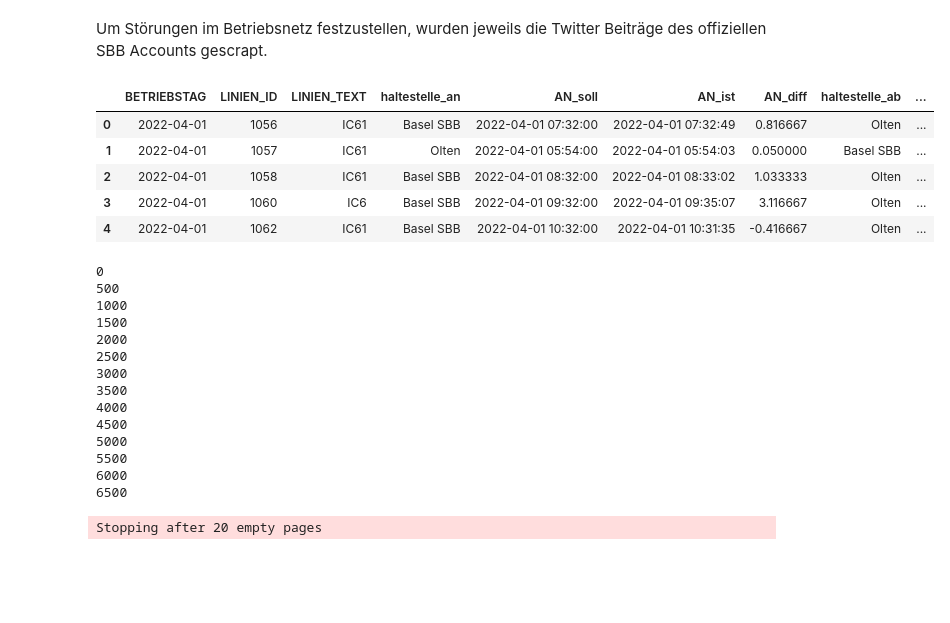
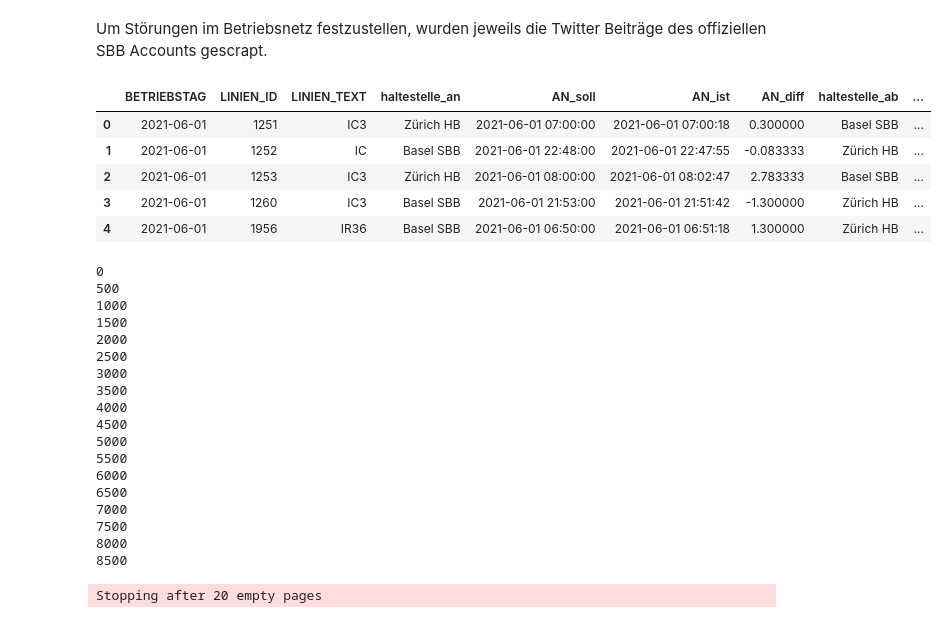
Before and after one commit to silvnst/big-data-fs23, a Jupyter notebook: data_scraping_twitter.ipynb, the cells around one changed output. Saved outputs shown, nothing was run; the diff lists cells and outputs as text; code cells hidden in the pictures; blank space fills up the shorter version.

```diff
--- a/data_scraping_twitter.ipynb
+++ b/data_scraping_twitter.ipynb
@@ -11,15 +11,18 @@ import pandas as pd
 import os
 # %%
 # import data form csv
-data = pd.read_csv('App/Daten/data_expanded/combined_data.csv', parse_dates=['BETRIEBSTAG', 'AN_soll', 'AB_soll', 'AN_ist', 'AB_ist'])
+# data = pd.read_csv('App/Daten/data_new/combined_data.csv', parse_dates=['BETRIEBSTAG', 'AN_soll', 'AB_soll', 'AN_ist', 'AB_ist'])
+data1 = pd.read_csv('./Daten/two_years/combined_data_1.csv', parse_dates=['BETRIEBSTAG', 'AN_soll', 'AB_soll', 'AN_ist', 'AB_ist'])
+data2 = pd.read_csv('./Daten/two_years/combined_data_2.csv', parse_dates=['BETRIEBSTAG', 'AN_soll', 'AB_soll', 'AN_ist', 'AB_ist'])
+data = pd.concat([data1, data2], ignore_index=True)
 data.head()
 # %% [output]
 |  | BETRIEBSTAG | LINIEN_ID | LINIEN_TEXT | haltestelle_an | AN_soll | AN_ist | AN_diff | haltestelle_ab | ... |
-| 0 | 2022-04-01 | 1056 | IC61 | Basel SBB | 2022-04-01 07:32:00 | 2022-04-01 07:32:49 | 0.816667 | Olten | ... |
-| 1 | 2022-04-01 | 1057 | IC61 | Olten | 2022-04-01 05:54:00 | 2022-04-01 05:54:03 | 0.050000 | Basel SBB | ... |
-| 2 | 2022-04-01 | 1058 | IC61 | Basel SBB | 2022-04-01 08:32:00 | 2022-04-01 08:33:02 | 1.033333 | Olten | ... |
-| 3 | 2022-04-01 | 1060 | IC6 | Basel SBB | 2022-04-01 09:32:00 | 2022-04-01 09:35:07 | 3.116667 | Olten | ... |
-| 4 | 2022-04-01 | 1062 | IC61 | Basel SBB | 2022-04-01 10:32:00 | 2022-04-01 10:31:35 | -0.416667 | Olten | ... |
+| 0 | 2021-06-01 | 1251 | IC3 | Zürich HB | 2021-06-01 07:00:00 | 2021-06-01 07:00:18 | 0.300000 | Basel SBB | ... |
+| 1 | 2021-06-01 | 1252 | IC | Basel SBB | 2021-06-01 22:48:00 | 2021-06-01 22:47:55 | -0.083333 | Zürich HB | ... |
+| 2 | 2021-06-01 | 1253 | IC3 | Zürich HB | 2021-06-01 08:00:00 | 2021-06-01 08:02:47 | 2.783333 | Basel SBB | ... |
+| 3 | 2021-06-01 | 1260 | IC3 | Basel SBB | 2021-06-01 21:53:00 | 2021-06-01 21:51:42 | -1.300000 | Zürich HB | ... |
+| 4 | 2021-06-01 | 1956 | IR36 | Basel SBB | 2021-06-01 06:50:00 | 2021-06-01 06:51:18 | 1.300000 | Zürich HB | ... |
 # %%
 # set start and end date
 START_DATE = data['BETRIEBSTAG'].min().strftime('%Y-%m-%d')
@@ -35,7 +38,7 @@ haltestellen = [x.lower() for x in config.HALTESTELLEN]
 tweets_raw = get_twitter_data(query, max_tweets, haltestellen)
 
 # Save twitter data to csv
-tweets_raw.to_csv('App/Daten/twitter_data_raw.csv', index=False)
+tweets_raw.to_csv('App/Daten/data_new/twitter_data_raw.csv', index=False)
 # %% [output]
 0
 500
@@ -51,6 +54,10 @@ tweets_raw.to_csv('App/Daten/twitter_data_raw.csv', index=False)
 5500
 6000
 6500
+7000
+7500
+8000
+8500
 Stopping after 20 empty pages
 # %%
 # Process twitter data
```
Also changed, not shown: parts of 6 cells of this notebook, 32 other files.
